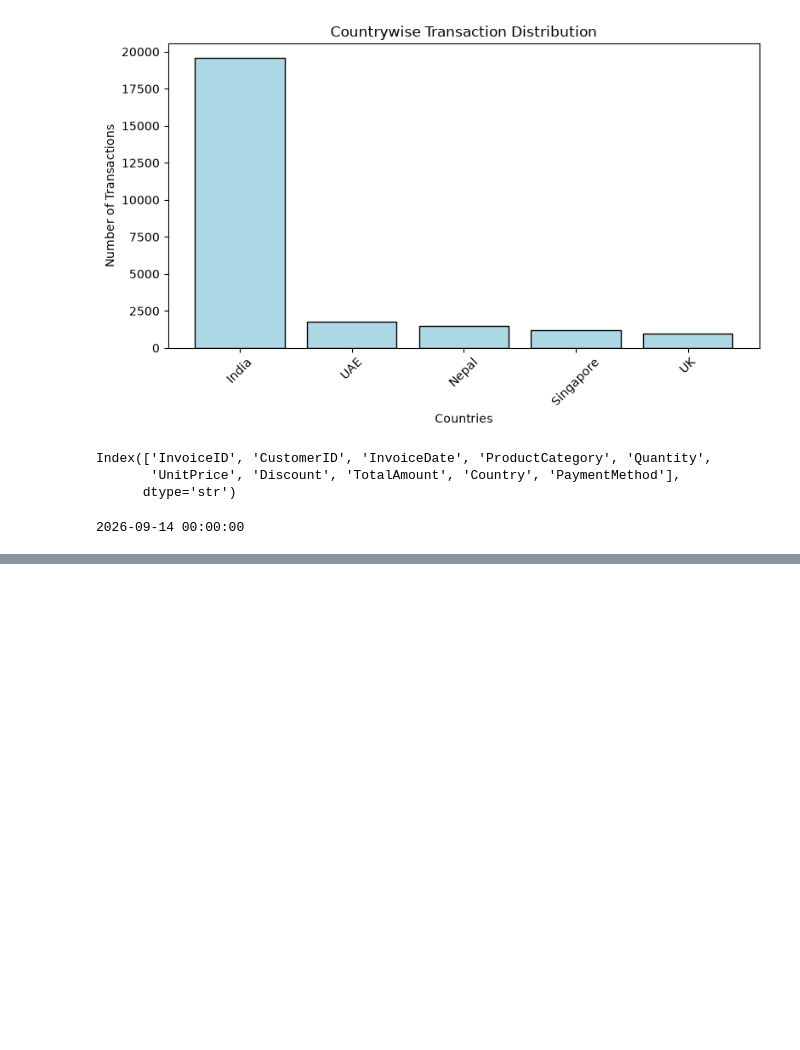
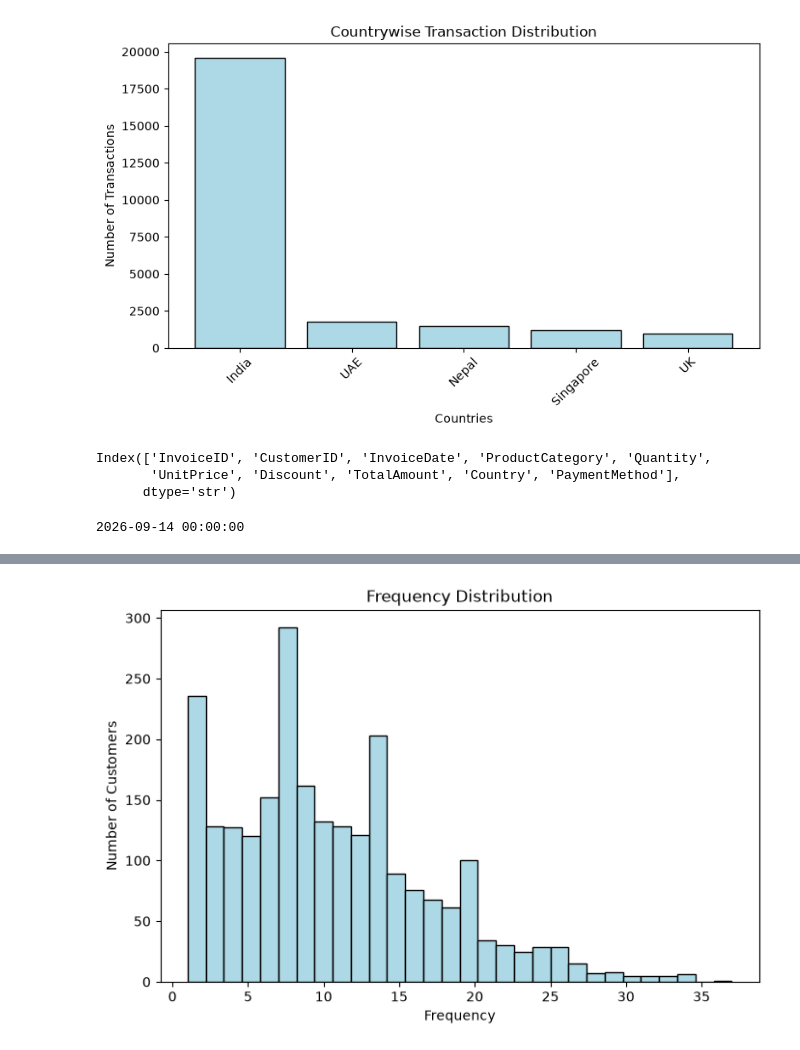
Before and after one commit to TheSangamX/customer-intelligence-segmentation, a Jupyter notebook: notebook/customer_segmentation.ipynb, the cells around one changed output, grey strips where cells are left out. Drawn from its saved outputs; the diff is of its cells as text; code cells hidden in the pictures; blank space fills up the shorter version.

```diff
--- a/notebook/customer_segmentation.ipynb
+++ b/notebook/customer_segmentation.ipynb
@@ -249,0 +266,13 @@ print(df["InvoiceDate"].max())
+# %%
+frequency = (
+    df.groupby("CustomerID")["InvoiceID"] # Group by CustomerID and count the number of unique InvoiceIDs
+      .count()                            # Count the number of unique InvoiceIDs for each customer
+      .reset_index()                      # Reset the index to have CustomerID as a column
+)
+
+frequency.rename(
+    columns={"InvoiceID": "Frequency"},  # Rename the InvoiceID column to Frequency
+    inplace=True                         # Modify the DataFrame in place
+)
+
+print(frequency.head())
@@ -249,0 +360,11 @@ print(df["InvoiceDate"].max())
+# %%
+plt.figure(figsize=(8, 5))
+plt.hist(rfm["Frequency"], bins=30, color='lightblue', edgecolor='black')
+
+plt.xlabel("Frequency")
+plt.ylabel("Number of Customers")
+plt.title("Frequency Distribution")
+
+plt.show()
+# %% [output]
+[figure, added]
```
Also changed, not shown: parts of 50 cells of this notebook, 6 other files.
